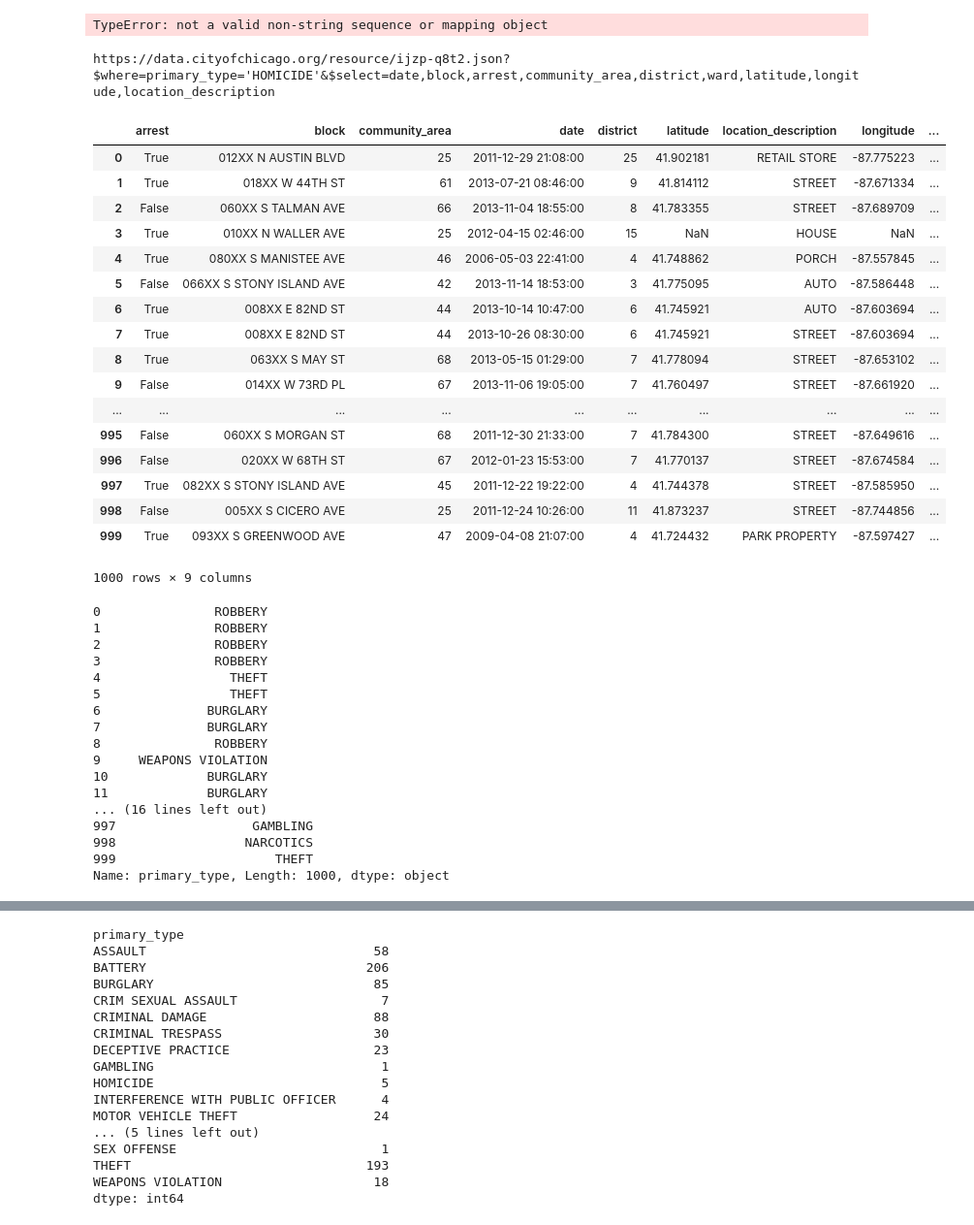
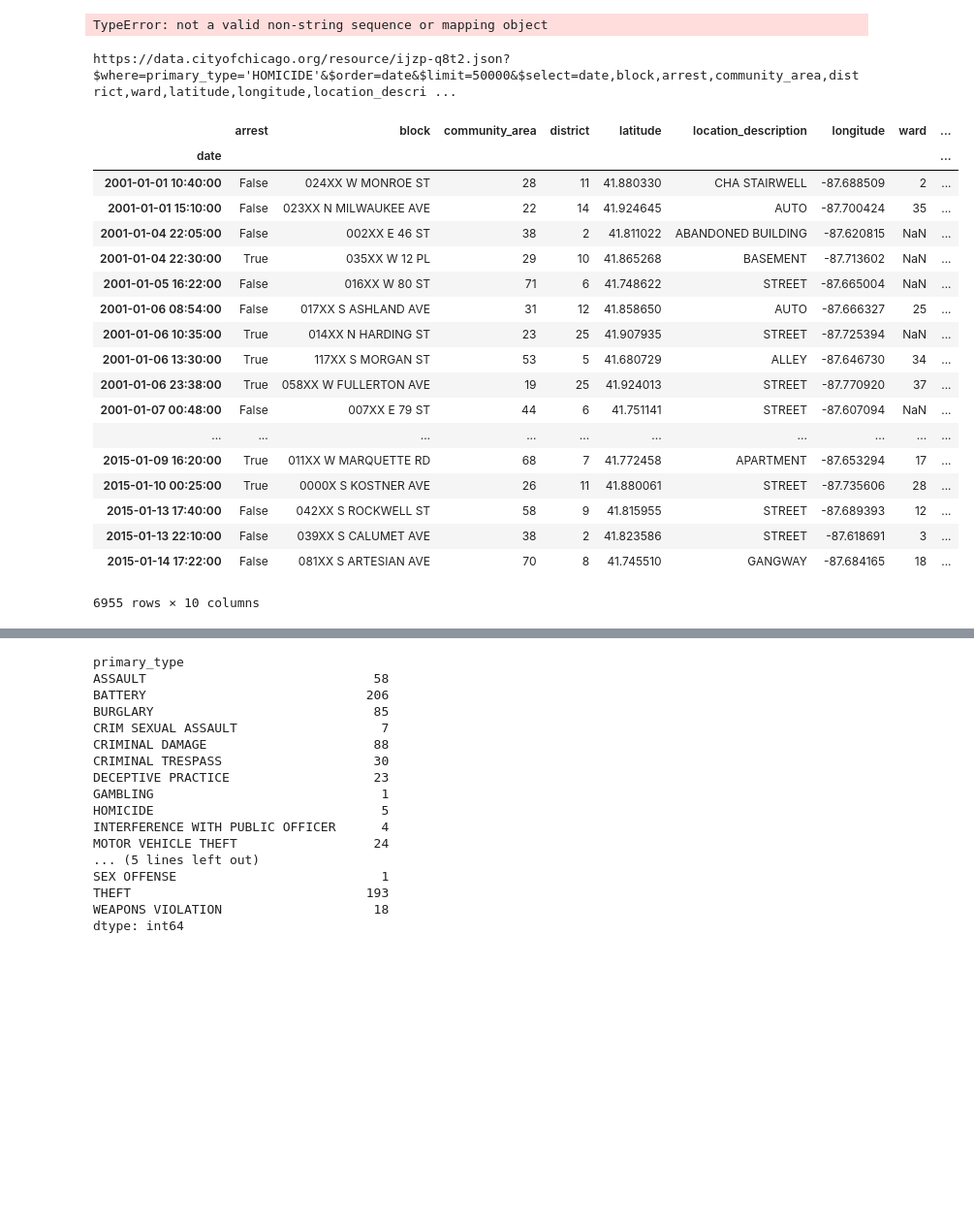
Before and after one commit to rogerfitz/chicitycrime, a Jupyter notebook: Chicago Crimes.ipynb, the cells around one changed output, grey strips where cells are left out. Shown at 97% size. Drawn from its saved outputs; the diff is of its cells as text; code cells hidden in the pictures; blank space fills up the shorter version.

```diff
--- a/Chicago Crimes.ipynb
+++ b/Chicago Crimes.ipynb
@@ -15,50 +15,12 @@ TypeError: not a valid non-string sequence or mapping object
 # Read in our data. We've aggregated it by date already, so we don't need to worry about paging
 query = ("https://data.cityofchicago.org/resource/ijzp-q8t2.json?"
          "$where=primary_type='HOMICIDE'"
+         "&$order=date"
+         "&$limit=50000"
          "&$select=date,block,arrest,community_area,district,ward,latitude,longitude,location_description"
+         "&$$app_token=LCS1pmhda6wKAcfaN3gSFMaVq"
          )
 print query
 crimes = pd.read_json(query)
 # %% [output]
-https://data.cityofchicago.org/resource/ijzp-q8t2.json?$where=primary_type='HOMICIDE'&$select=date,block,arrest,community_area,district,ward,latitude,longitude,location_description
+https://data.cityofchicago.org/resource/ijzp-q8t2.json?$where=primary_type='HOMICIDE'&$order=date&$limit=50000&$select=date,block,arrest,community_area,district,ward,latitude,longitude,location_descri ...
-# %%
-crimes
-# %% [output]
-|  | arrest | block | community_area | date | district | latitude | location_description | longitude | ... |
-| 0 | True | 012XX N AUSTIN BLVD | 25 | 2011-12-29 21:08:00 | 25 | 41.902181 | RETAIL STORE | -87.775223 | ... |
-| 1 | True | 018XX W 44TH ST | 61 | 2013-07-21 08:46:00 | 9 | 41.814112 | STREET | -87.671334 | ... |
-| 2 | False | 060XX S TALMAN AVE | 66 | 2013-11-04 18:55:00 | 8 | 41.783355 | STREET | -87.689709 | ... |
-| 3 | True | 010XX N WALLER AVE | 25 | 2012-04-15 02:46:00 | 15 | NaN | HOUSE | NaN | ... |
-| 4 | True | 080XX S MANISTEE AVE | 46 | 2006-05-03 22:41:00 | 4 | 41.748862 | PORCH | -87.557845 | ... |
-| 5 | False | 066XX S STONY ISLAND AVE | 42 | 2013-11-14 18:53:00 | 3 | 41.775095 | AUTO | -87.586448 | ... |
-| 6 | True | 008XX E 82ND ST | 44 | 2013-10-14 10:47:00 | 6 | 41.745921 | AUTO | -87.603694 | ... |
-| 7 | True | 008XX E 82ND ST | 44 | 2013-10-26 08:30:00 | 6 | 41.745921 | STREET | -87.603694 | ... |
-| 8 | True | 063XX S MAY ST | 68 | 2013-05-15 01:29:00 | 7 | 41.778094 | STREET | -87.653102 | ... |
-| 9 | False | 014XX W 73RD PL | 67 | 2013-11-06 19:05:00 | 7 | 41.760497 | STREET | -87.661920 | ... |
-| ... | ... | ... | ... | ... | ... | ... | ... | ... | ... |
-| 995 | False | 060XX S MORGAN ST | 68 | 2011-12-30 21:33:00 | 7 | 41.784300 | STREET | -87.649616 | ... |
-| 996 | False | 020XX W 68TH ST | 67 | 2012-01-23 15:53:00 | 7 | 41.770137 | STREET | -87.674584 | ... |
-| 997 | True | 082XX S STONY ISLAND AVE | 45 | 2011-12-22 19:22:00 | 4 | 41.744378 | STREET | -87.585950 | ... |
-| 998 | False | 005XX S CICERO AVE | 25 | 2011-12-24 10:26:00 | 11 | 41.873237 | STREET | -87.744856 | ... |
-| 999 | True | 093XX S GREENWOOD AVE | 47 | 2009-04-08 21:07:00 | 4 | 41.724432 | PARK PROPERTY | -87.597427 | ... |
-1000 rows × 9 columns
-# %%
-crimes['primary_type']
-# %% [output]
-0               ROBBERY
-1               ROBBERY
-2               ROBBERY
-3               ROBBERY
-4                 THEFT
-5                 THEFT
-6              BURGLARY
-7              BURGLARY
-8               ROBBERY
-9     WEAPONS VIOLATION
-10             BURGLARY
-11             BURGLARY
-... (16 lines left out)
-997                  GAMBLING
-998                 NARCOTICS
-999                     THEFT
-Name: primary_type, Length: 1000, dtype: object
@@ -64,0 +32,22 @@ Name: primary_type, Length: 1000, dtype: object
+# %%
+homicides
+# %% [output]
+|  | arrest | block | community_area | district | latitude | location_description | longitude | ward | ... |
+| date |  |  |  |  |  |  |  |  | ... |
+| 2001-01-01 10:40:00 | False | 024XX W MONROE ST | 28 | 11 | 41.880330 | CHA STAIRWELL | -87.688509 | 2 | ... |
+| 2001-01-01 15:10:00 | False | 023XX N MILWAUKEE AVE | 22 | 14 | 41.924645 | AUTO | -87.700424 | 35 | ... |
+| 2001-01-04 22:05:00 | False | 002XX E 46 ST | 38 | 2 | 41.811022 | ABANDONED BUILDING | -87.620815 | NaN | ... |
+| 2001-01-04 22:30:00 | True | 035XX W 12 PL | 29 | 10 | 41.865268 | BASEMENT | -87.713602 | NaN | ... |
+| 2001-01-05 16:22:00 | False | 016XX W 80 ST | 71 | 6 | 41.748622 | STREET | -87.665004 | NaN | ... |
+| 2001-01-06 08:54:00 | False | 017XX S ASHLAND AVE | 31 | 12 | 41.858650 | AUTO | -87.666327 | 25 | ... |
+| 2001-01-06 10:35:00 | True | 014XX N HARDING ST | 23 | 25 | 41.907935 | STREET | -87.725394 | NaN | ... |
+| 2001-01-06 13:30:00 | True | 117XX S MORGAN ST | 53 | 5 | 41.680729 | ALLEY | -87.646730 | 34 | ... |
+| 2001-01-06 23:38:00 | True | 058XX W FULLERTON AVE | 19 | 25 | 41.924013 | STREET | -87.770920 | 37 | ... |
+| 2001-01-07 00:48:00 | False | 007XX E 79 ST | 44 | 6 | 41.751141 | STREET | -87.607094 | NaN | ... |
+| ... | ... | ... | ... | ... | ... | ... | ... | ... | ... |
+| 2015-01-09 16:20:00 | True | 011XX W MARQUETTE RD | 68 | 7 | 41.772458 | APARTMENT | -87.653294 | 17 | ... |
+| 2015-01-10 00:25:00 | True | 0000X S KOSTNER AVE | 26 | 11 | 41.880061 | STREET | -87.735606 | 28 | ... |
+| 2015-01-13 17:40:00 | False | 042XX S ROCKWELL ST | 58 | 9 | 41.815955 | STREET | -87.689393 | 12 | ... |
+| 2015-01-13 22:10:00 | False | 039XX S CALUMET AVE | 38 | 2 | 41.823586 | STREET | -87.618691 | 3 | ... |
+| 2015-01-14 17:22:00 | False | 081XX S ARTESIAN AVE | 70 | 8 | 41.745510 | GANGWAY | -87.684165 | 18 | ... |
+6955 rows × 10 columns
```
Also changed, not shown: parts of 6 cells of this notebook, 2 other files.
